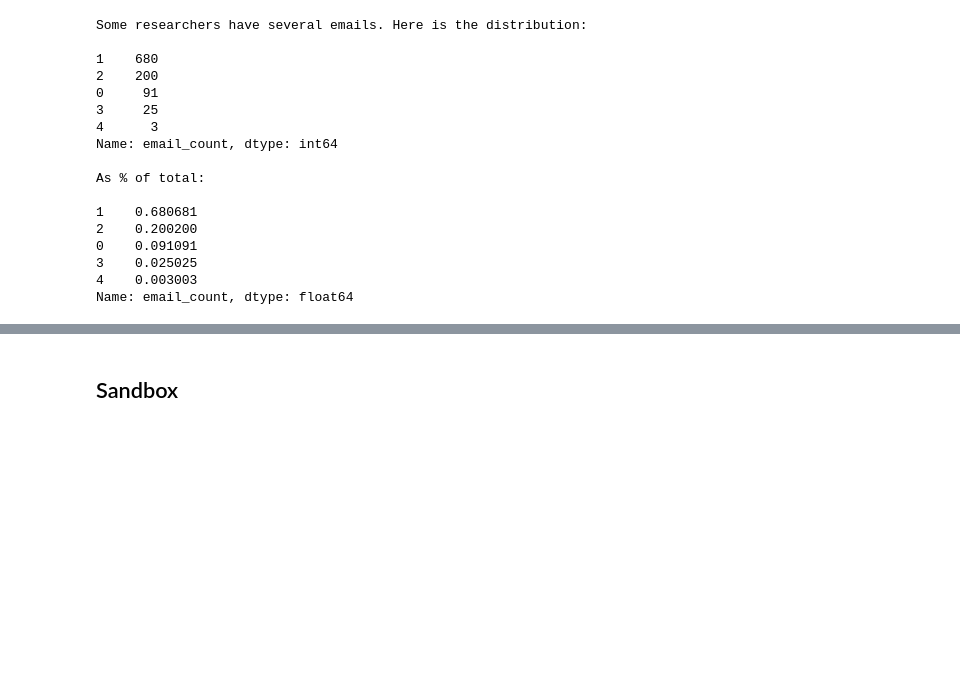
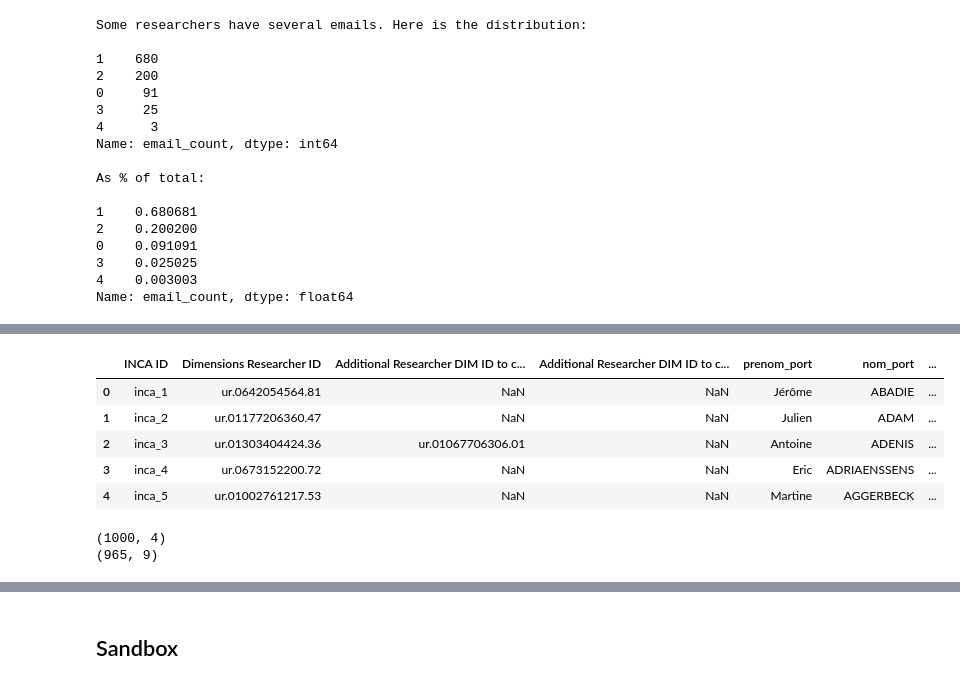
Before and after one commit to Coleridge-Initiative/helios, a Jupyter notebook: scripts/email_linking.ipynb, the cells around one changed output, grey strips where cells are left out. Cells and saved outputs as stored; diff of their text form; code cells hidden in the pictures; blank space fills up the shorter version.

```diff
--- a/scripts/email_linking.ipynb
+++ b/scripts/email_linking.ipynb
@@ -238,0 +254,15 @@ Name: email_count, dtype: float64
+# %%
+profiles.head()
+# %% [output]
+|  | INCA ID | Dimensions Researcher ID | Additional Researcher DIM ID to c... | Additional Researcher DIM ID to c... | prenom_port | nom_port | ... |
+| 0 | inca_1 | ur.0642054564.81 | NaN | NaN | Jérôme | ABADIE | ... |
+| 1 | inca_2 | ur.01177206360.47 | NaN | NaN | Julien | ADAM | ... |
+| 2 | inca_3 | ur.01303404424.36 | ur.01067706306.01 | NaN | Antoine | ADENIS | ... |
+| 3 | inca_4 | ur.0673152200.72 | NaN | NaN | Eric | ADRIAENSSENS | ... |
+| 4 | inca_5 | ur.01002761217.53 | NaN | NaN | Martine | AGGERBECK | ... |
+# %%
+print(emails.shape)
+print(profiles.shape)
+# %% [output]
+(1000, 4)
+(965, 9)
```
Also changed, not shown: parts of 11 cells of this notebook, 1 other file.
